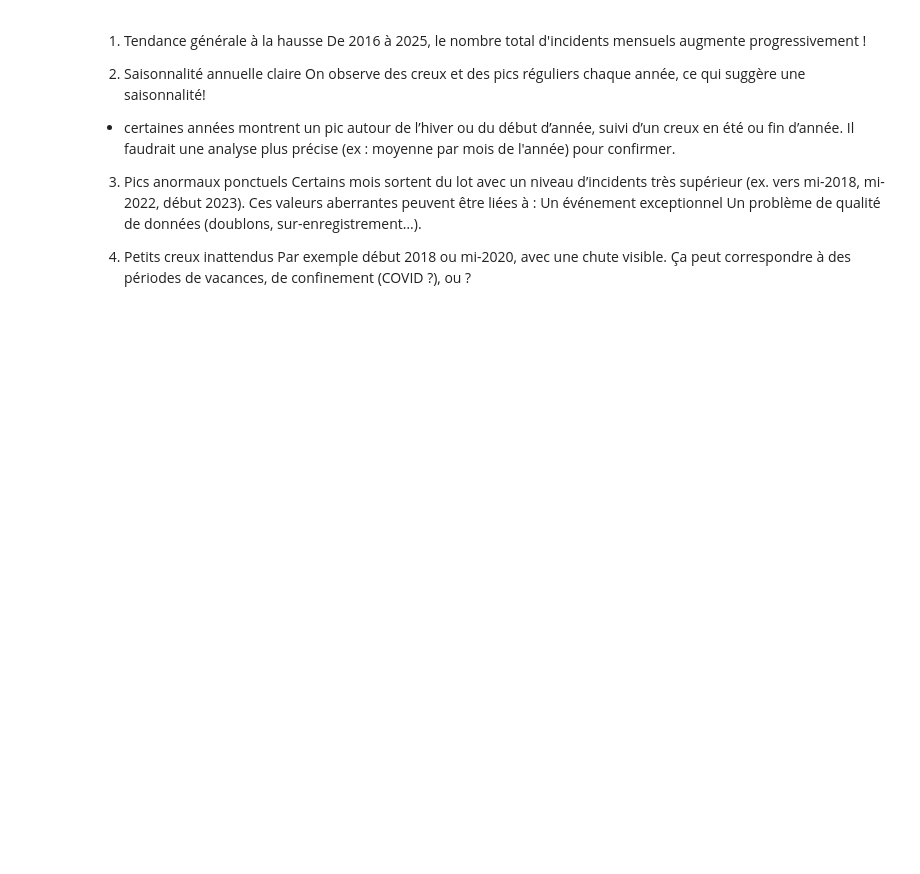
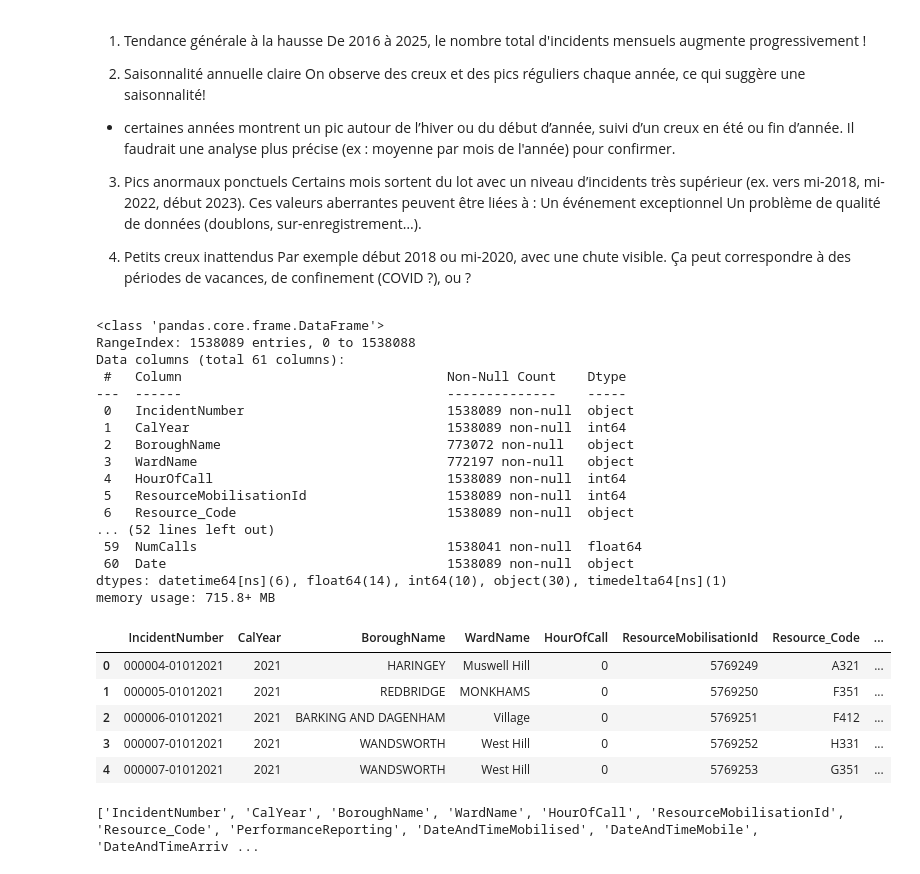
Before and after one commit to Massilia23/london-fire-response, a Jupyter notebook: notebooks/data-exploration.ipynb, the cells around one changed output. Saved outputs shown, nothing was run; the diff lists cells and outputs as text; code cells hidden in the pictures; blank space fills up the shorter version.

```diff
--- a/notebooks/data-exploration.ipynb
+++ b/notebooks/data-exploration.ipynb
@@ -464,3 +449,35 @@ Un problème de qualité de données (doublons, sur-enregistrement…).
 4. Petits creux inattendus
 Par exemple début 2018 ou mi-2020, avec une chute visible.
 Ça peut correspondre à des périodes de vacances, de confinement (COVID ?), ou ?
+# %%
+df.info()
+df.describe()
+df.head()
+# %% [output]
+<class 'pandas.core.frame.DataFrame'>
+RangeIndex: 1538089 entries, 0 to 1538088
+Data columns (total 61 columns):
+ #   Column                                  Non-Null Count    Dtype
+---  ------                                  --------------    -----
+ 0   IncidentNumber                          1538089 non-null  object
+ 1   CalYear                                 1538089 non-null  int64
+ 2   BoroughName                             773072 non-null   object
+ 3   WardName                                772197 non-null   object
+ 4   HourOfCall                              1538089 non-null  int64
+ 5   ResourceMobilisationId                  1538089 non-null  int64
+ 6   Resource_Code                           1538089 non-null  object
+... (52 lines left out)
+ 59  NumCalls                                1538041 non-null  float64
+ 60  Date                                    1538089 non-null  object
+dtypes: datetime64[ns](6), float64(14), int64(10), object(30), timedelta64[ns](1)
+memory usage: 715.8+ MB
+|  | IncidentNumber | CalYear | BoroughName | WardName | HourOfCall | ResourceMobilisationId | Resource_Code | ... |
+| 0 | 000004-01012021 | 2021 | HARINGEY | Muswell Hill | 0 | 5769249 | A321 | ... |
+| 1 | 000005-01012021 | 2021 | REDBRIDGE | MONKHAMS | 0 | 5769250 | F351 | ... |
+| 2 | 000006-01012021 | 2021 | BARKING AND DAGENHAM | Village | 0 | 5769251 | F412 | ... |
+| 3 | 000007-01012021 | 2021 | WANDSWORTH | West Hill | 0 | 5769252 | H331 | ... |
+| 4 | 000007-01012021 | 2021 | WANDSWORTH | West Hill | 0 | 5769253 | G351 | ... |
+# %%
+print(df.columns.tolist())
+# %% [output]
+['IncidentNumber', 'CalYear', 'BoroughName', 'WardName', 'HourOfCall', 'ResourceMobilisationId', 'Resource_Code', 'PerformanceReporting', 'DateAndTimeMobilised', 'DateAndTimeMobile', 'DateAndTimeArriv ...
```
Also changed, not shown: parts of 29 cells of this notebook, 1 other file.
